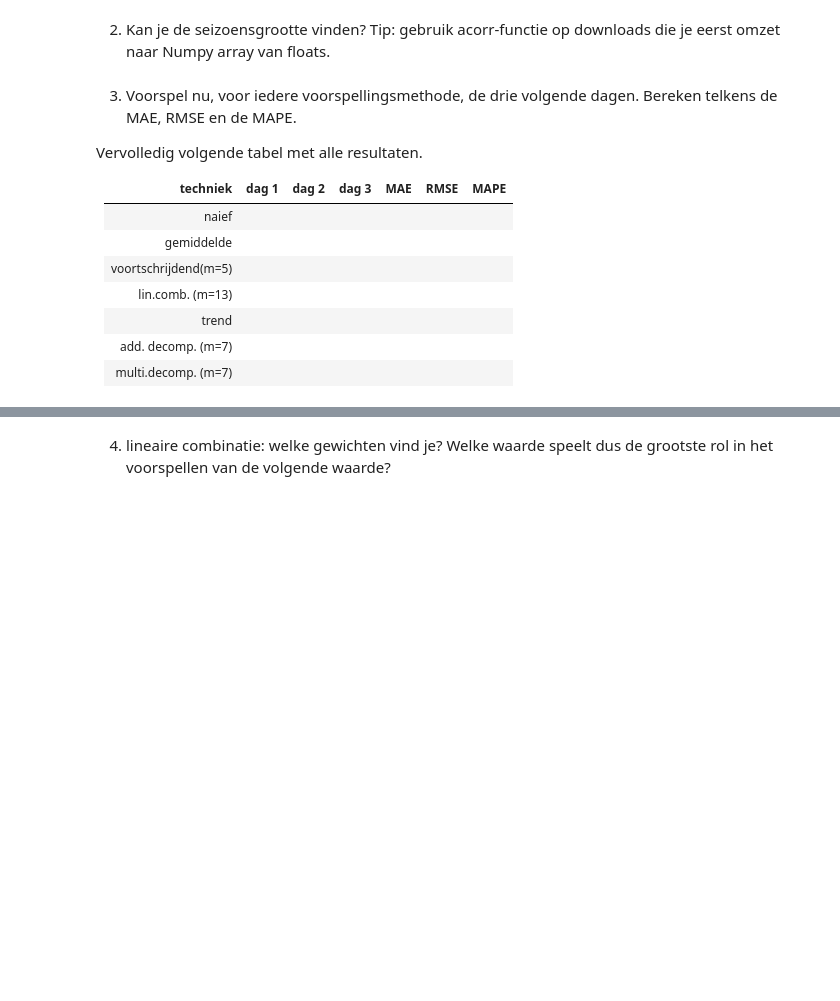
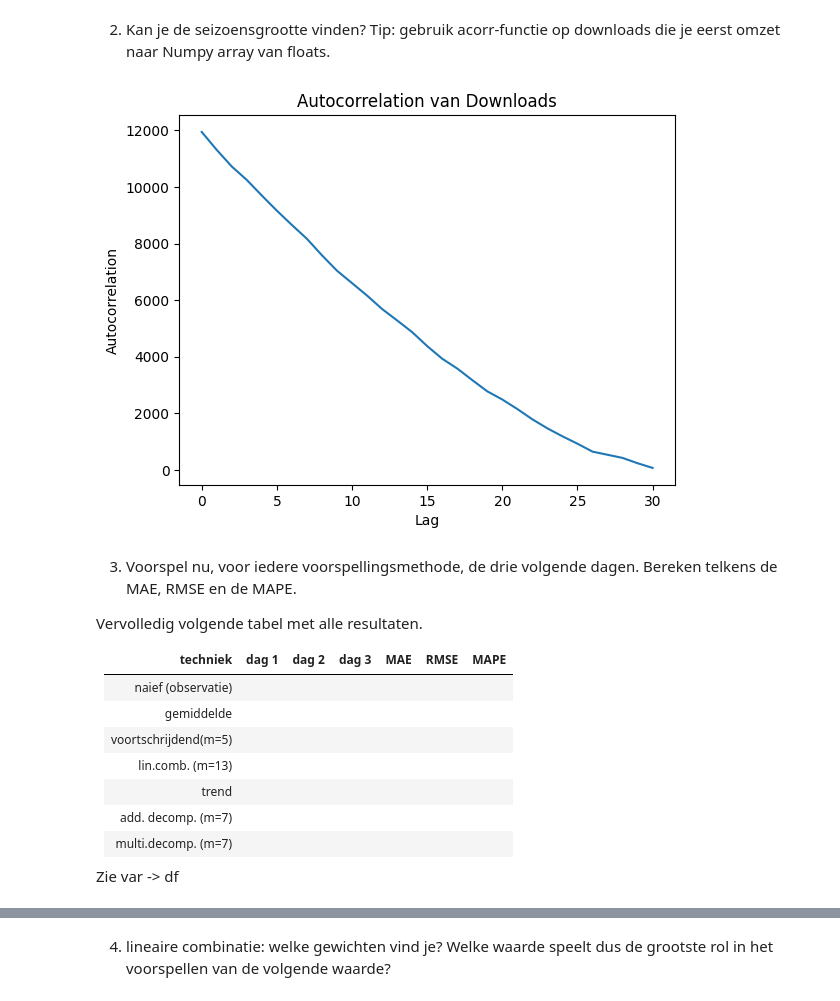
Before and after one commit to EliasDeHondt/DataScience1, a Jupyter notebook: W20P4/Populariteit van een app.ipynb, the cells around one changed output, grey strips where cells are left out. Drawn from its saved outputs; the diff is of its cells as text; code cells hidden in the pictures; blank space fills up the shorter version.

```diff
--- a/W20P4/Populariteit van een app.ipynb
+++ b/W20P4/Populariteit van een app.ipynb
@@ -33,17 +49,34 @@ display(populariteitApp)
 # %% [markdown]
 2.	Kan je de seizoensgrootte vinden?
 Tip: gebruik acorr-functie op downloads die je eerst omzet naar Numpy array van floats.
+# %%
+# Convert 'downloads' to a numpy array of floats
+downloads = populariteitApp['downloads'].astype(float).values
+
+# Compute autocorrelation function
+autocorr = np.correlate(downloads, downloads, mode='full')
+
+# Plot autocorrelation function
+plt.plot(autocorr[int(autocorr.size/2):])
+plt.title('Autocorrelation van Downloads')
+plt.xlabel('Lag')
+plt.ylabel('Autocorrelation')
+plt.show()
+# %% [output]
+[figure, added]
 # %% [markdown]
 3.	Voorspel nu, voor iedere voorspellingsmethode, de drie volgende dagen.  Bereken telkens de MAE, RMSE en de MAPE.
 
 Vervolledig volgende tabel met alle resultaten.
 
-|techniek               | dag 1 | dag 2 | dag 3 | MAE | RMSE | MAPE |
-|-----------------------|-------|-------|-------|-----|------|------|
-| naief                 | &nbsp;| &nbsp;|&nbsp; |&nbsp;|&nbsp;|&nbsp;|
-| gemiddelde            | &nbsp;| &nbsp;|&nbsp; |&nbsp;|&nbsp;|&nbsp;|
-| voortschrijdend(m=5)  | &nbsp;| &nbsp;|&nbsp; |&nbsp;|&nbsp;|&nbsp;|
-| lin.comb. (m=13)      | &nbsp;| &nbsp;|&nbsp; |&nbsp;|&nbsp;|&nbsp;|
-| trend                 | &nbsp;| &nbsp;|&nbsp; |&nbsp;|&nbsp;|&nbsp;|
-| add. decomp. (m=7)    | &nbsp;| &nbsp;|&nbsp; |&nbsp;|&nbsp;|&nbsp;|
-| multi.decomp. (m=7)   | &nbsp;| &nbsp;|&nbsp; |&nbsp;|&nbsp;|&nbsp;|
+| techniek             | dag 1 | dag 2 | dag 3 | MAE | RMSE | MAPE |
+|----------------------|-------|-------|-------|-----|------|------|
+| naief (observatie)             | &nbsp;| &nbsp;|&nbsp; |&nbsp;|&nbsp;|&nbsp;|
+| gemiddelde           | &nbsp;| &nbsp;|&nbsp; |&nbsp;|&nbsp;|&nbsp;|
+| voortschrijdend(m=5) | &nbsp;| &nbsp;|&nbsp; |&nbsp;|&nbsp;|&nbsp;|
+| lin.comb. (m=13)     | &nbsp;| &nbsp;|&nbsp; |&nbsp;|&nbsp;|&nbsp;|
+| trend                | &nbsp;| &nbsp;|&nbsp; |&nbsp;|&nbsp;|&nbsp;|
+| add. decomp. (m=7)   | &nbsp;| &nbsp;|&nbsp; |&nbsp;|&nbsp;|&nbsp;|
+| multi.decomp. (m=7)  | &nbsp;| &nbsp;|&nbsp; |&nbsp;|&nbsp;|&nbsp;|
+
+Zie var -> df
```
Also changed, not shown: parts of 10 cells of this notebook, 1 other file.
